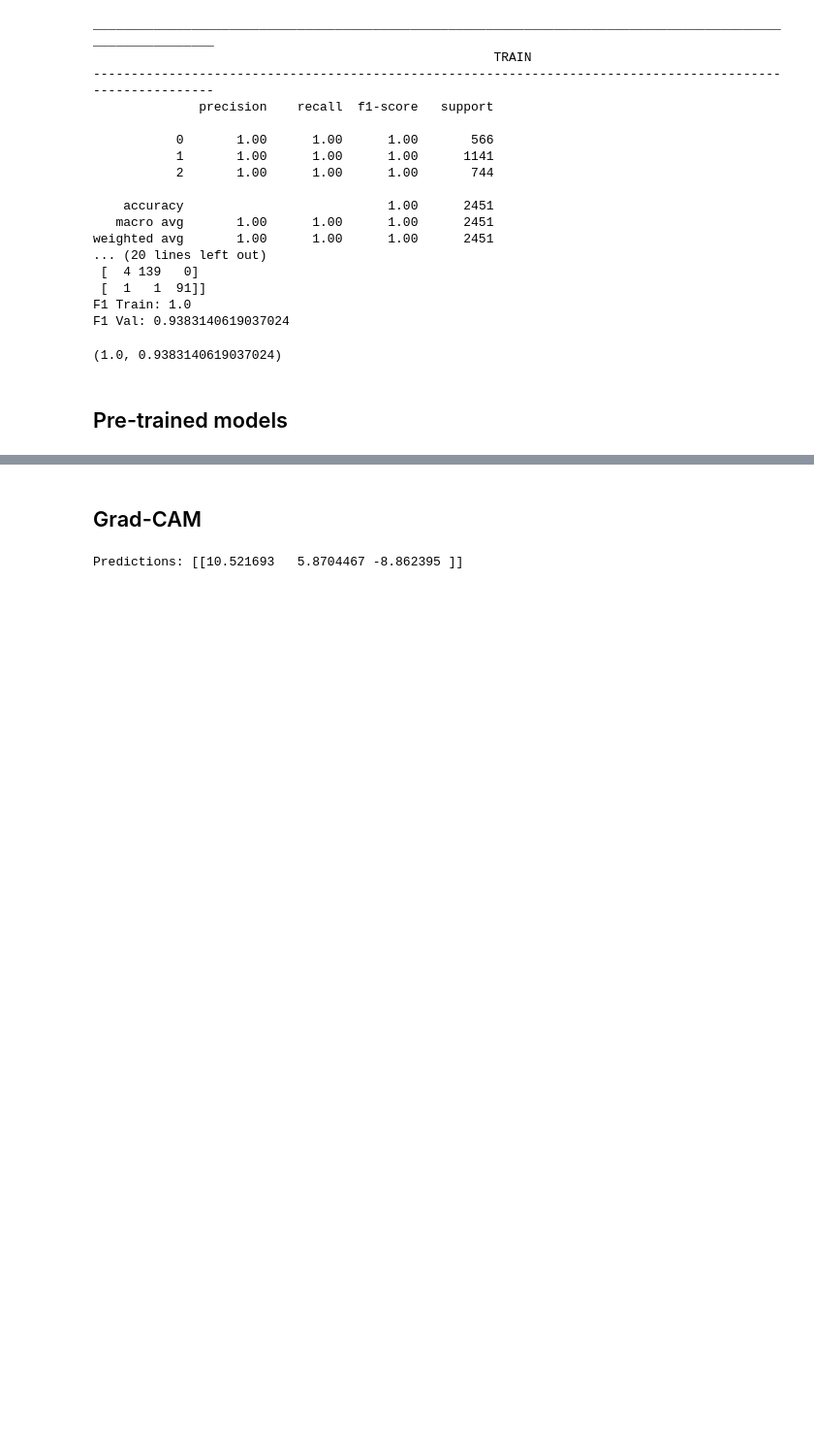
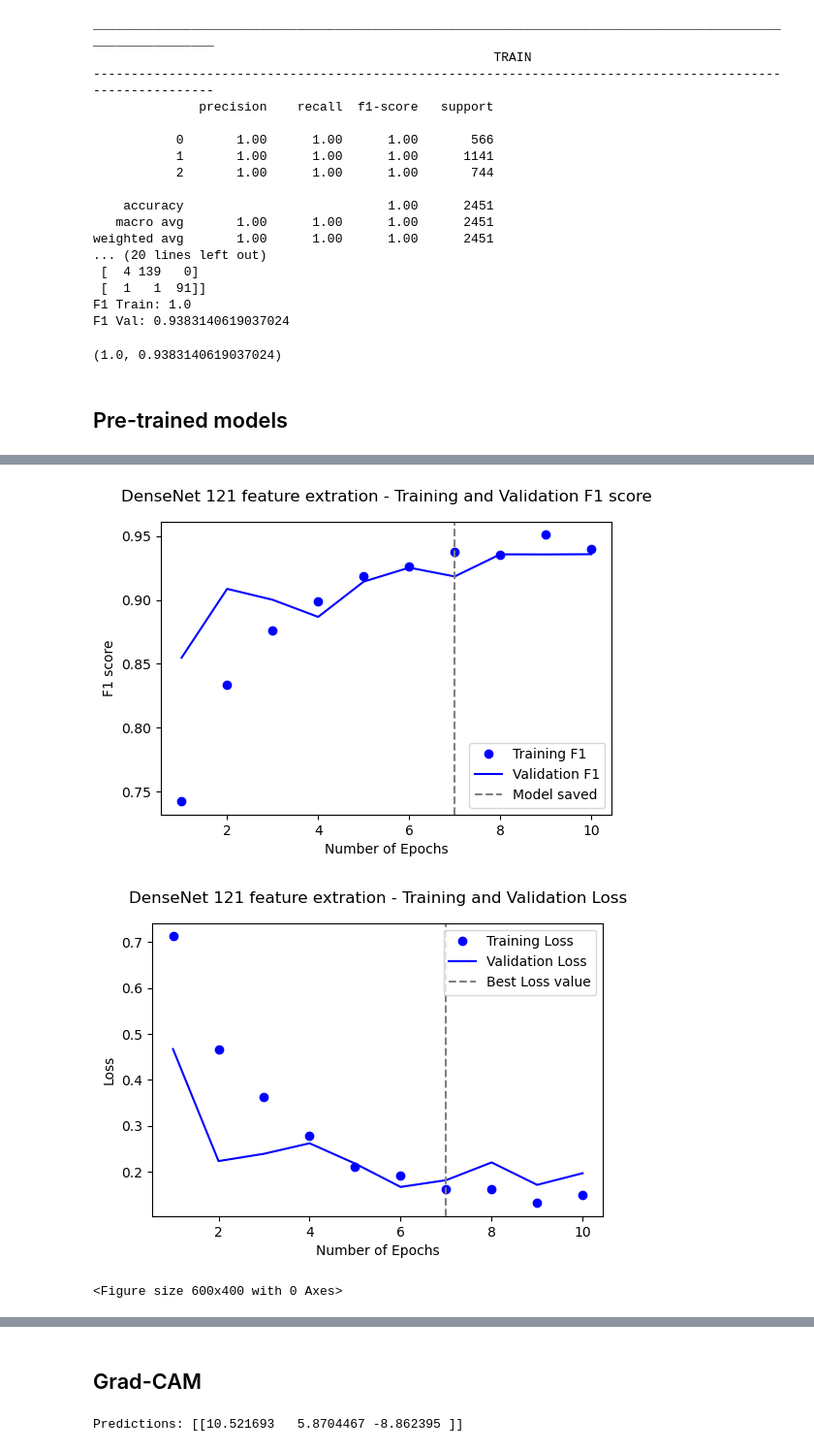
Before and after one commit to filipacarreira/DeepLearning_Project, a Jupyter notebook: DL_notebook.ipynb, the cells around one changed output, grey strips where cells are left out. Shown at 97% size. Saved outputs shown, nothing was run; the diff lists cells and outputs as text; code cells hidden in the pictures; blank space fills up the shorter version.

Commit message:
Pre-trained models
VGG-16 e DenseNet 121

```diff
--- a/DL_notebook.ipynb
+++ b/DL_notebook.ipynb
@@ -1986,0 +2055,12 @@ Detected at node 'categorical_crossentropy/softmax_cross_entropy_with_logits' de
+# %%
+#np.save('models/historyPT.npy',history_testepretrained.history)
+model_testepretrained = keras.models.load_model('models/model_testepretrained.h5', custom_objects=dependencies)
+historyPT=np.load('models/historyPT.npy',allow_pickle='TRUE').item()
+#timesPT= time_callback.times
+#save_times(model_testepretrained, timesPT,'model_testepretrained')
+# %%
+plot_history(historyPT,3,'DenseNet 121 feature extration')
+# %% [output]
+[figure, added]
+[figure, added]
+<Figure size 600x400 with 0 Axes>
```
Also changed, not shown: parts of 32 cells of this notebook, 5 other files.
